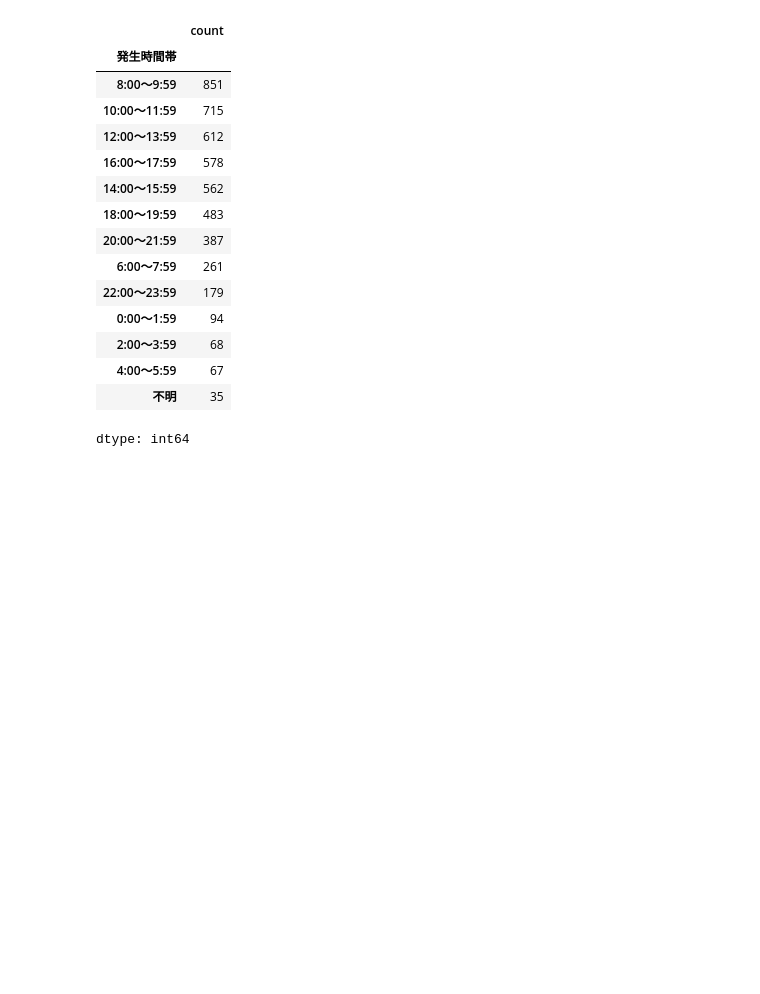
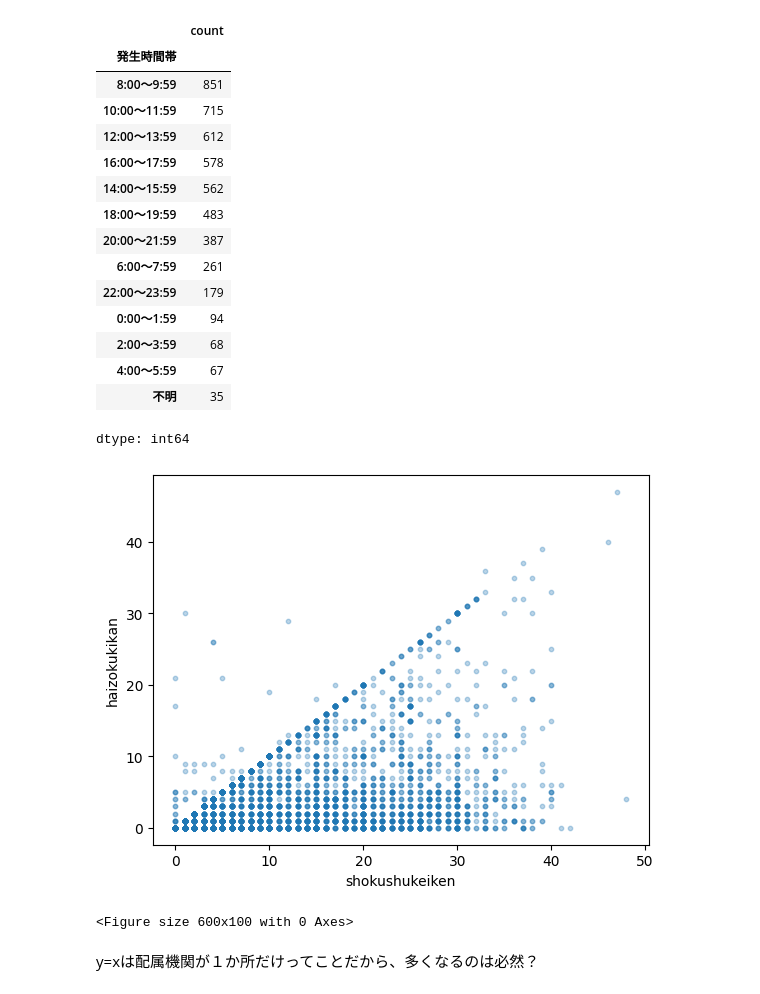
Before and after one commit to maizoh/Project_Shinshu, a Jupyter notebook: Project_Shinshu.ipynb, the cells around one changed output. Cells and saved outputs as stored; diff of their text form; code cells hidden in the pictures; blank space fills up the shorter version.

```diff
--- a/Project_Shinshu.ipynb
+++ b/Project_Shinshu.ipynb
@@ -31,3 +31,25 @@ df_med["発生時間帯"].value_counts()
 | 4:00〜5:59 | 67 |
 | 不明 | 35 |
 dtype: int64
+# %%
+import matplotlib.pyplot as plt
+fig,ax=plt.subplots()
+
+plt.figure(figsize=(6,1))
+
+ax.set_xlabel("shokushukeiken")
+ax.set_ylabel("haizokukikan")
+
+df["当事者職種経験（年数）_1"]=df["当事者職種経験（年数）_1"].astype(str).str.replace("年","").astype(int)
+df['当事者部署配属期間（年数）_1']=df['当事者部署配属期間（年数）_1'].astype(str).str.replace("年","").astype(int)
+x=df["当事者職種経験（年数）_1"]
+y=df['当事者部署配属期間（年数）_1']
+
+ax.scatter(x,y,s=10,alpha=0.3)
+
+plt.show()
+# %% [output]
+[figure, added]
+<Figure size 600x100 with 0 Axes>
+# %% [markdown]
+y=xは配属機関が１か所だけってことだから、多くなるのは必然？
```
